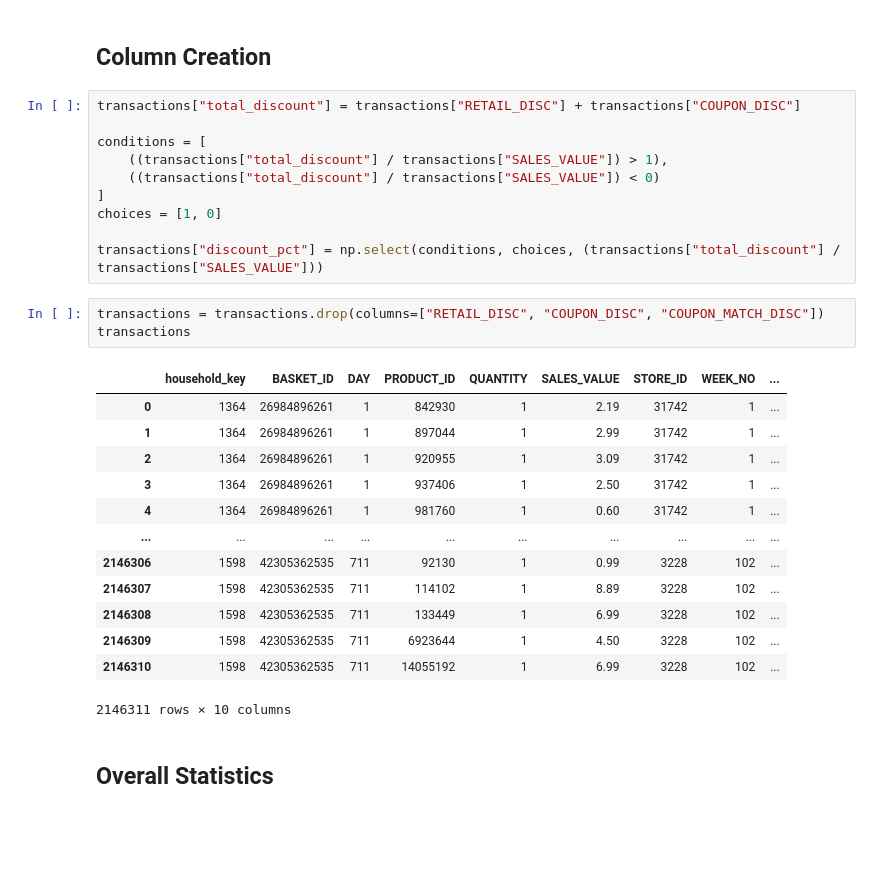
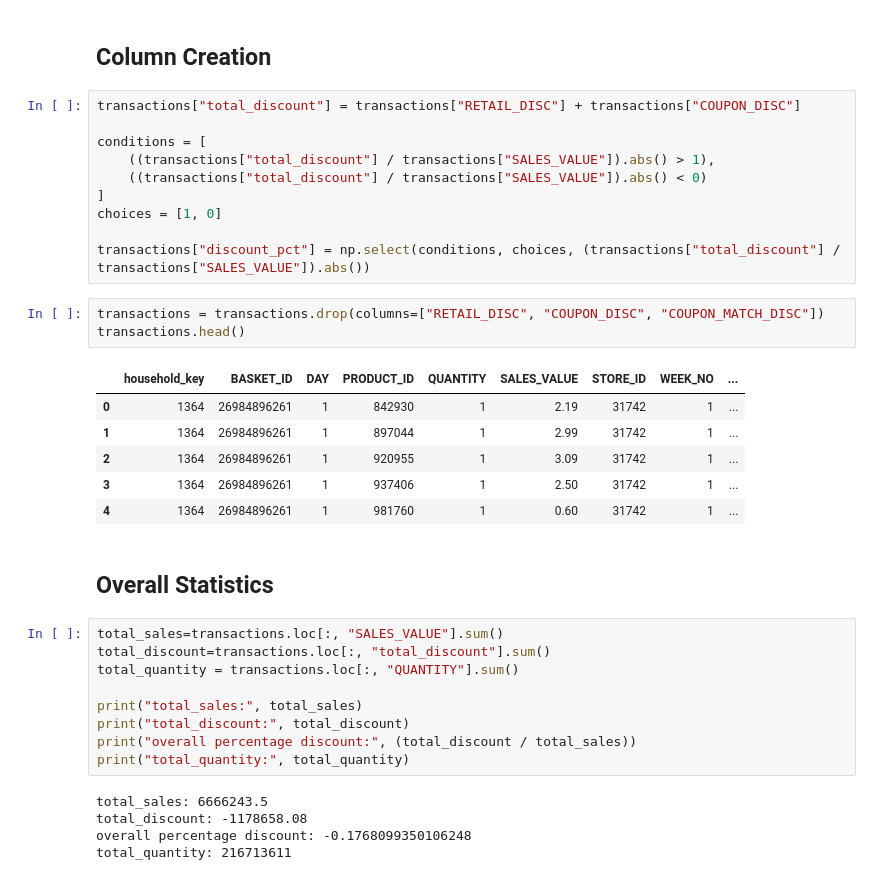
Before and after one commit to DanhHoangLongDuong/Acquisition-Target-Analysis, a Jupyter notebook: main.ipynb, the cells around one changed output. Drawn from its saved outputs; the diff is of its cells as text; blank space fills up the shorter version.

```diff
--- a/main.ipynb
+++ b/main.ipynb
@@ -113,28 +113,35 @@ dtype: int64
 transactions["total_discount"] = transactions["RETAIL_DISC"] + transactions["COUPON_DISC"]
 
 conditions = [
-    ((transactions["total_discount"] / transactions["SALES_VALUE"]) > 1),
-    ((transactions["total_discount"] / transactions["SALES_VALUE"]) < 0)
+    ((transactions["total_discount"] / transactions["SALES_VALUE"]).abs() > 1),
+    ((transactions["total_discount"] / transactions["SALES_VALUE"]).abs() < 0)
 ]
 choices = [1, 0]
 
-transactions["discount_pct"] = np.select(conditions, choices, (transactions["total_discount"] / transactions["SALES_VALUE"]))
+transactions["discount_pct"] = np.select(conditions, choices, (transactions["total_discount"] / transactions["SALES_VALUE"]).abs())
 # %%
 transactions = transactions.drop(columns=["RETAIL_DISC", "COUPON_DISC", "COUPON_MATCH_DISC"])
-transactions
+transactions.head()
 # %% [output]
 |  | household_key | BASKET_ID | DAY | PRODUCT_ID | QUANTITY | SALES_VALUE | STORE_ID | WEEK_NO | ... |
 | 0 | 1364 | 26984896261 | 1 | 842930 | 1 | 2.19 | 31742 | 1 | ... |
 | 1 | 1364 | 26984896261 | 1 | 897044 | 1 | 2.99 | 31742 | 1 | ... |
 | 2 | 1364 | 26984896261 | 1 | 920955 | 1 | 3.09 | 31742 | 1 | ... |
 | 3 | 1364 | 26984896261 | 1 | 937406 | 1 | 2.50 | 31742 | 1 | ... |
 | 4 | 1364 | 26984896261 | 1 | 981760 | 1 | 0.60 | 31742 | 1 | ... |
-| ... | ... | ... | ... | ... | ... | ... | ... | ... | ... |
-| 2146306 | 1598 | 42305362535 | 711 | 92130 | 1 | 0.99 | 3228 | 102 | ... |
-| 2146307 | 1598 | 42305362535 | 711 | 114102 | 1 | 8.89 | 3228 | 102 | ... |
-| 2146308 | 1598 | 42305362535 | 711 | 133449 | 1 | 6.99 | 3228 | 102 | ... |
-| 2146309 | 1598 | 42305362535 | 711 | 6923644 | 1 | 4.50 | 3228 | 102 | ... |
-| 2146310 | 1598 | 42305362535 | 711 | 14055192 | 1 | 6.99 | 3228 | 102 | ... |
-2146311 rows × 10 columns
 # %% [markdown]
 ## Overall Statistics
+# %%
+total_sales=transactions.loc[:, "SALES_VALUE"].sum()
+total_discount=transactions.loc[:, "total_discount"].sum()
+total_quantity = transactions.loc[:, "QUANTITY"].sum()
+
+print("total_sales:", total_sales)
+print("total_discount:", total_discount)
+print("overall percentage discount:", (total_discount / total_sales))
+print("total_quantity:", total_quantity)
+# %% [output]
+total_sales: 6666243.5
+total_discount: -1178658.08
+overall percentage discount: -0.1768099350106248
+total_quantity: 216713611
```
Also changed, not shown: parts of 17 cells of this notebook.
